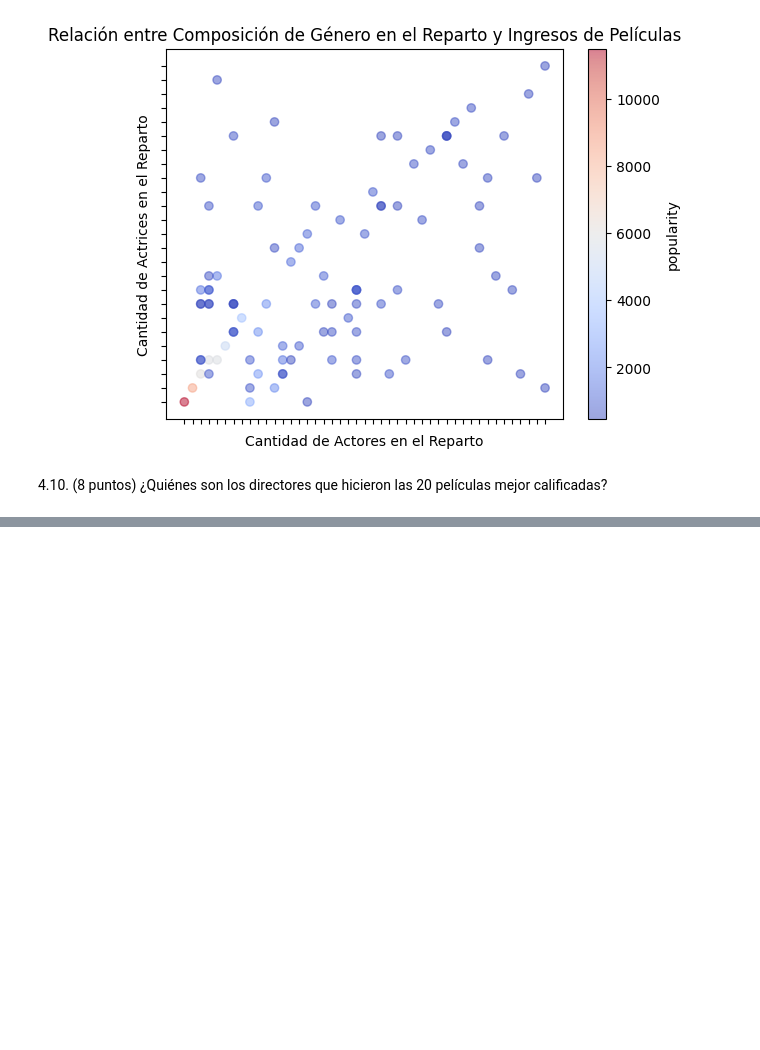
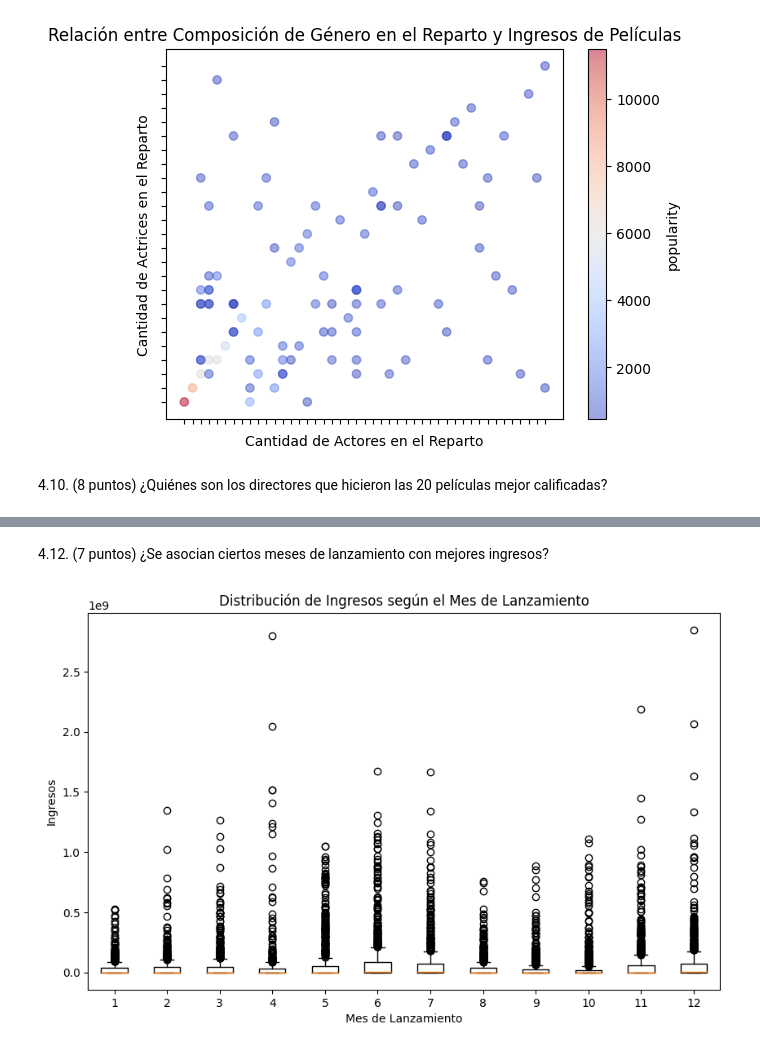
Before and after one commit to estebandonis/HT1-MineriadeDatos, a Jupyter notebook: ht1.ipynb, the cells around one changed output, grey strips where cells are left out. Cells and saved outputs as stored; diff of their text form; code cells hidden in the pictures; blank space fills up the shorter version.

```diff
--- a/ht1.ipynb
+++ b/ht1.ipynb
@@ -444,0 +475,15 @@ print(directors)
+# %% [markdown]
+4.12. (7 puntos) ¿Se asocian ciertos meses de lanzamiento con mejores ingresos?
+# %%
+# Extraer el mes de lanzamiento de la columna "releaseDate"
+df["releaseMonth"] = pd.to_datetime(df["releaseDate"]).dt.month
+
+# Crear el boxplot
+plt.figure(figsize=(10, 6))
+plt.boxplot([df[df["releaseMonth"] == month]["revenue"] for month in range(1, 13)], labels=[str(month) for month in range(1, 13)])
+plt.xlabel("Mes de Lanzamiento")
+plt.ylabel("Ingresos")
+plt.title("Distribución de Ingresos según el Mes de Lanzamiento")
+plt.show()
+# %% [output]
+[figure, added]
```
Also changed, not shown: parts of 3 cells of this notebook.
